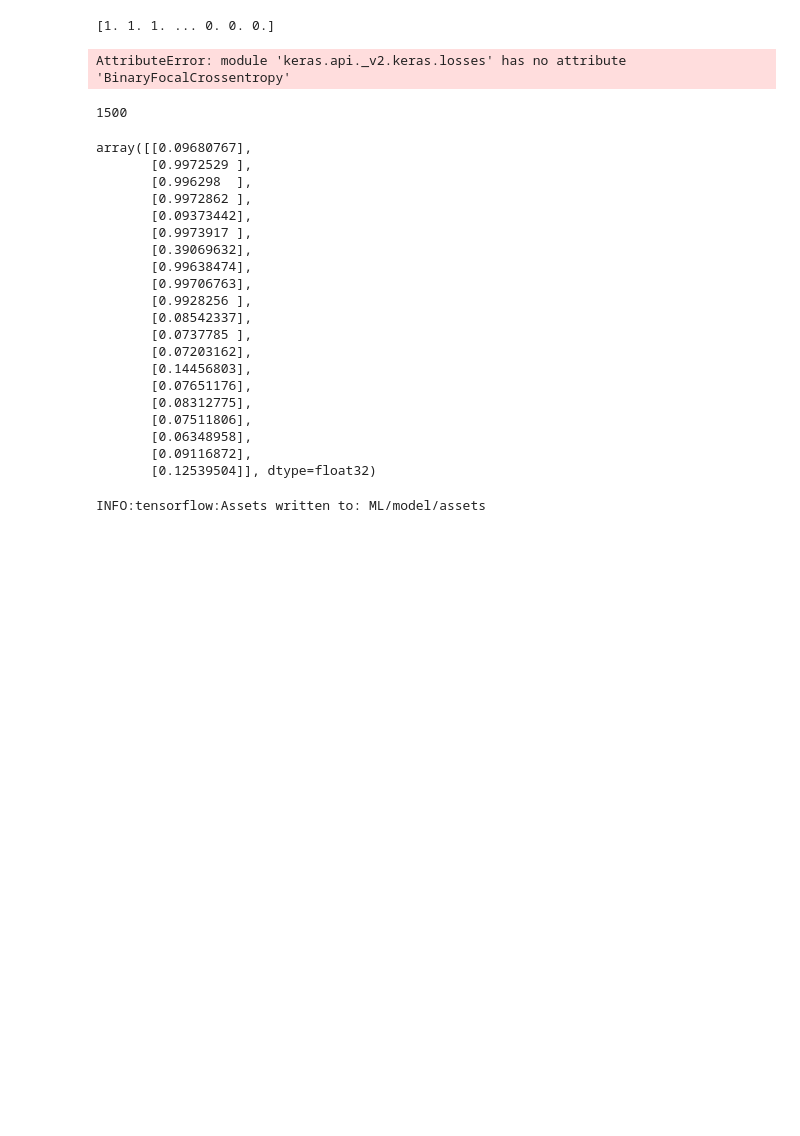
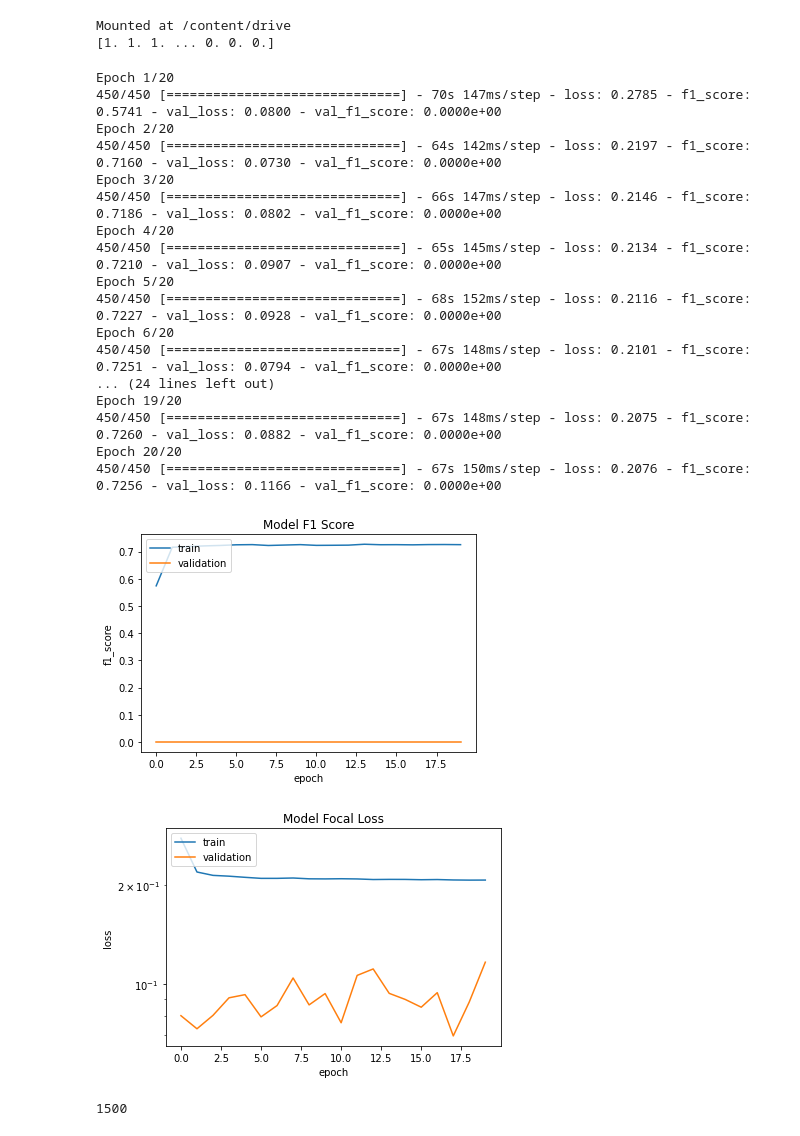
Before and after one commit to mohiuddinrazu/cres_trigger, a Jupyter notebook: ML_Triggering_P8.ipynb, the cells around one changed output. Drawn from its saved outputs; the diff is of its cells as text; code cells hidden in the pictures; blank space fills up the shorter version.

Commit message:
focal loss and f1 score added
With F1 Score as a metric and BinaryFocalCrossentropy loss implemented. val_f1_score seems to be stuck at zero.

```diff
--- a/ML_Triggering_P8.ipynb
+++ b/ML_Triggering_P8.ipynb
@@ -238,7 +250,13 @@ from sklearn.preprocessing import StandardScaler
 from sklearn.pipeline import Pipeline
 # %%
 # load dataset
-dataframe = pd.read_csv("timeseries_row_test_new.csv", header=None)
+#dataframe = pd.read_csv("timeseries_row_test_new.csv", header=None)
+
+####### mount data from google drive ############
+from google.colab import drive
+drive.mount('/content/drive')
+dataframe = pd.read_csv("/content/drive/MyDrive/Colab Notebooks/timeseries_row_test_new.csv", header=None)
+
 dataset = dataframe.values
 # split into input (X) and output (Y) variables
 X = dataset[:,0:1500].astype(float)
@@ -246,4 +264,5 @@ Y = dataset[:,1500]
 
 print(Y)
 # %% [output]
+Mounted at /content/drive
 [1. 1. 1. ... 0. 0. 0.]
@@ -270,39 +283,57 @@ model2.add(Dropout(0.2))
 model2.add(Dense(32, activation='relu'))
 
 model2.add(Flatten())
 
 model2.add(Dense(1, activation='sigmoid'))
 #model2.add(Dropout(0.1))
 
 f1_score = tfa.metrics.F1Score(num_classes=1, threshold=0.3)
 
 # Compile model
-model2.compile(loss=tf.keras.losses.BinaryFocalCrossentropy(alpha=0.25, gamma = 0.5, from_logits=True), optimizer= "SGD", metrics= ['accuracy', f1_score])
+model2.compile(loss=tf.keras.losses.BinaryFocalCrossentropy(alpha=0.25, gamma = 0.5, from_logits=True), optimizer= "SGD", metrics= [f1_score])
 
 # Fitting model
-plot_progress2 = model2.fit(X, Y, validation_split=0.25, epochs=100, batch_size=100, shuffle=True, verbose=1 )
+plot_progress2 = model2.fit(X, Y, validation_split=0.25, epochs=20, batch_size=100, shuffle=True, verbose=1 )
 #model2.save('/content/model/RNN')
 
 # history for accuracy
 plt.plot(plot_progress2.history['f1_score'])
 plt.plot(plot_progress2.history['val_f1_score'])
-plt.title('RNN model accuracy')
-plt.ylabel('accuracy')
+plt.title('Model F1 Score')
+plt.ylabel('f1_score')
 plt.xlabel('epoch')
 plt.legend(['train', 'validation'], loc='upper left')
 plt.show()
 
 # summarize history for loss
 plt.plot(plot_progress2.history['loss'])
 plt.plot(plot_progress2.history['val_loss'])
-plt.title('RNN model loss')
+plt.title('Model Focal Loss')
 plt.ylabel('loss')
 plt.xlabel('epoch')
 plt.legend(['train', 'validation'], loc='upper left')
 plt.yscale('log')
 plt.show()
 # %% [output]
-AttributeError: module 'keras.api._v2.keras.losses' has no attribute 'BinaryFocalCrossentropy'
+Epoch 1/20
+450/450 [==============================] - 70s 147ms/step - loss: 0.2785 - f1_score: 0.5741 - val_loss: 0.0800 - val_f1_score: 0.0000e+00
+Epoch 2/20
+450/450 [==============================] - 64s 142ms/step - loss: 0.2197 - f1_score: 0.7160 - val_loss: 0.0730 - val_f1_score: 0.0000e+00
+Epoch 3/20
+450/450 [==============================] - 66s 147ms/step - loss: 0.2146 - f1_score: 0.7186 - val_loss: 0.0802 - val_f1_score: 0.0000e+00
+Epoch 4/20
+450/450 [==============================] - 65s 145ms/step - loss: 0.2134 - f1_score: 0.7210 - val_loss: 0.0907 - val_f1_score: 0.0000e+00
+Epoch 5/20
+450/450 [==============================] - 68s 152ms/step - loss: 0.2116 - f1_score: 0.7227 - val_loss: 0.0928 - val_f1_score: 0.0000e+00
+Epoch 6/20
+450/450 [==============================] - 67s 148ms/step - loss: 0.2101 - f1_score: 0.7251 - val_loss: 0.0794 - val_f1_score: 0.0000e+00
+... (24 lines left out)
+Epoch 19/20
+450/450 [==============================] - 67s 148ms/step - loss: 0.2075 - f1_score: 0.7260 - val_loss: 0.0882 - val_f1_score: 0.0000e+00
+Epoch 20/20
+450/450 [==============================] - 67s 150ms/step - loss: 0.2076 - f1_score: 0.7256 - val_loss: 0.1166 - val_f1_score: 0.0000e+00
+[figure, added]
+[figure, added]
 # %%
 
 ####################### FOR TESTING TRAINED NETWORK ############################
@@ -349,35 +380,10 @@ test_df = pd.DataFrame(test_signal_array)
 # converting to np_array for efficient feeding
 test_df = test_df.values
 # %%
-#import keras
-#model = keras.models.load_model('/content/model/')
+model2.save('/content/model/')
+import keras
+model = keras.models.load_model('/content/model/')
 X_test = test_df[:,0:1500].astype(float)
-print(len(X_test[2]))
-
-model2.predict([X_test])
+print(len(X_test[4]))
 # %% [output]
 1500
-array([[0.09680767],
-       [0.9972529 ],
-       [0.996298  ],
-       [0.9972862 ],
-       [0.09373442],
-       [0.9973917 ],
-       [0.39069632],
-       [0.99638474],
-       [0.99706763],
-       [0.9928256 ],
-       [0.08542337],
-       [0.0737785 ],
-       [0.07203162],
-       [0.14456803],
-       [0.07651176],
-       [0.08312775],
-       [0.07511806],
-       [0.06348958],
-       [0.09116872],
-       [0.12539504]], dtype=float32)
-# %%
-model2.save('ML/model/')
-# %% [output]
-INFO:tensorflow:Assets written to: ML/model/assets
```
Also changed, not shown: parts of 7 cells of this notebook.
